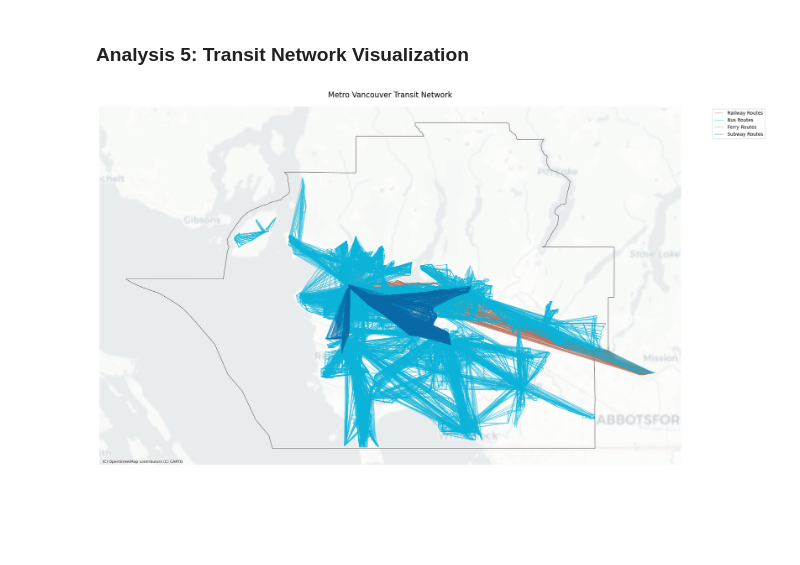
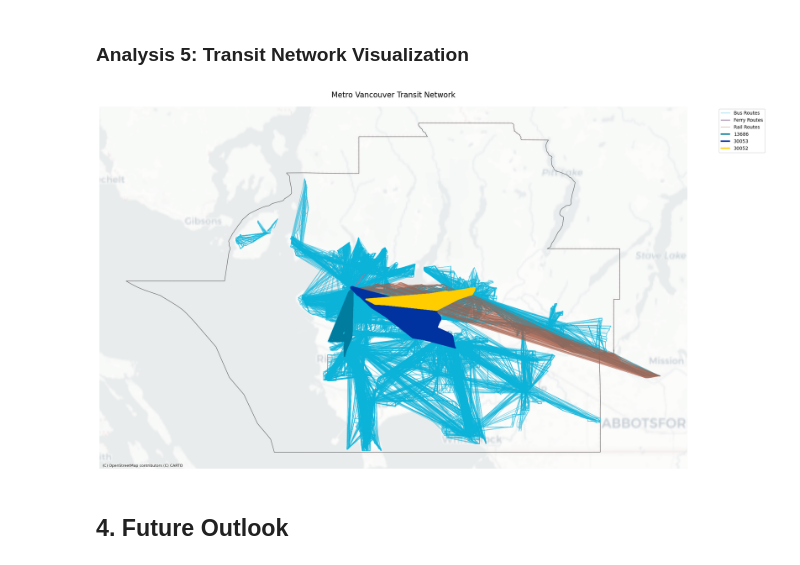
Before and after one commit to bodhiforge/UrbanTransitIQ, a Jupyter notebook: main.ipynb, the cells around one changed output. Saved outputs shown, nothing was run; the diff lists cells and outputs as text; code cells hidden in the pictures; blank space fills up the shorter version.

```diff
--- a/main.ipynb
+++ b/main.ipynb
@@ -187,16 +187,16 @@ plt.tight_layout()
 # %%
 # Define transport type mapping and colors
 transport_type_mapping = {
-    0: 'Tram', 1: 'Subway', 2: 'Railway', 3: 'Bus', 4: 'Ferry',
-    11: 'Trolleybus', 100: 'Railway', 109: 'Railway',
-    400: 'Railway', 401: 'Subway', 700: 'Bus',
-    717: 'Bus', 900: 'Tram', 1000: 'Ferry'
+    0: 'Tram', 1: 'Subway', 2: 'Rail', 3: 'Bus', 4: 'Ferry',
+    5: 'Cable Tram', 6: 'Aerial Lift', 7: 'Funicular',
+    11: 'Trolleybus', 12: 'Monorail'
 }
-
 transport_colors = {
-    'Railway': '#A65C47', 'Bus': '#0BB3D9',
-    'Tram': '#F2B705', 'Ferry': '#997CA6',
-    'Trolleybus': '#D91818', 'Subway': '#0869A6',
+    'Subway': '#0869A6',  # Assign a color for SkyTrain
+    'Bus': '#0BB3D9',
+    'Rail': '#A65C47',
+    'Ferry': '#997CA6',
+    'Tram': '#F2B705',
     'Other': '#808080'
 }
 
@@ -315,38 +315,66 @@ Right CRS: None
 # %%
 # Prepare route data
 df_trips = trips[['route_id', 'shape_id']].drop_duplicates()
-df_trips = df_trips.merge(routes[['route_id', 'route_type', 'route_type_en']],
+df_trips = df_trips.merge(routes[['route_id', 'route_type', 'route_type_en', 'route_short_name']],
                          on='route_id')
 gdf_shapes_new = gdf_shapes.merge(df_trips, on='shape_id')
+
+# Define distinct colors for SkyTrain lines
+skytrain_colors = {
+    '13686': '#007c9f',      # Canada Line - Light Blue
+    '30053': '#0033a0',      # Expo Line - Dark Blue
+    '30052': '#ffcd00'       # Millennium Line - Yellow
+}
 
 # Create network visualization
 plt.figure(figsize=(20, 20))
 ax = plt.gca()
 
 # Plot administrative boundary
 admin.plot(ax=ax, edgecolor='k', color='none', alpha=0.6)
 
-# Plot routes by type
+# Plot bus routes first
+bus_subset = gdf_shapes_new[gdf_shapes_new.route_type_en == 'Bus']
+if not bus_subset.empty:
+    bus_subset.plot(ax=ax, color=transport_colors['Bus'], alpha=0.6, linewidth=1,
+                    label='Bus Routes', zorder=1)
+
+# Plot ferry routes above bus routes
+ferry_subset = gdf_shapes_new[gdf_shapes_new.route_type_en == 'Ferry']
+if not ferry_subset.empty:
+    ferry_subset.plot(ax=ax, color=transport_colors['Ferry'], alpha=0.8, linewidth=2,
+                      label='Ferry Routes', zorder=2)
+
+# Plot other transport types (excluding Bus and Ferry)
 for transport, color in transport_colors.items():
+    if transport in ['Bus', 'Ferry', 'Subway']:  # Skip already plotted or SkyTrain
+        continue
     subset = gdf_shapes_new[gdf_shapes_new.route_type_en == transport]
     if not subset.empty:
         subset.plot(ax=ax, color=color, alpha=0.6, linewidth=1,
-                   label=f'{transport} Routes')
+                   label=f'{transport} Routes', zorder=1)
+
+# Plot SkyTrain lines with unique colors
+for line, color in skytrain_colors.items():
+    line_subset = gdf_shapes_new[gdf_shapes_new['route_id'] == line]
+    if not line_subset.empty:
+        line_subset.plot(ax=ax, color=color, linewidth=3, alpha=1.0,
+                         label=f'{line}', zorder=3)
 
 # Add basemap
 ctx.add_basemap(ax, alpha=0.5, crs=admin.crs,
                source=ctx.providers.CartoDB.Positron)
 
 # Customize plot
 plt.title('Metro Vancouver Transit Network', pad=20, fontsize=16)
 plt.legend(bbox_to_anchor=(1.05, 1), loc='upper left')
 ax.axis('off')
 
 # Adjust aspect ratio
 bounds = admin.total_bounds
 y_coord = np.mean([bounds[1], bounds[3]])
 ax.set_aspect(1 / np.cos(y_coord * np.pi / 180), adjustable='box')
 
 plt.tight_layout()
 # %% [output]
-[figure, old version]
+[figure, new version]
@@ -372,0 +381,2 @@ plt.tight_layout()
+# %% [markdown]
+## 4. Future Outlook
```
Also changed, not shown: parts of 4 cells of this notebook, 2 other files.
